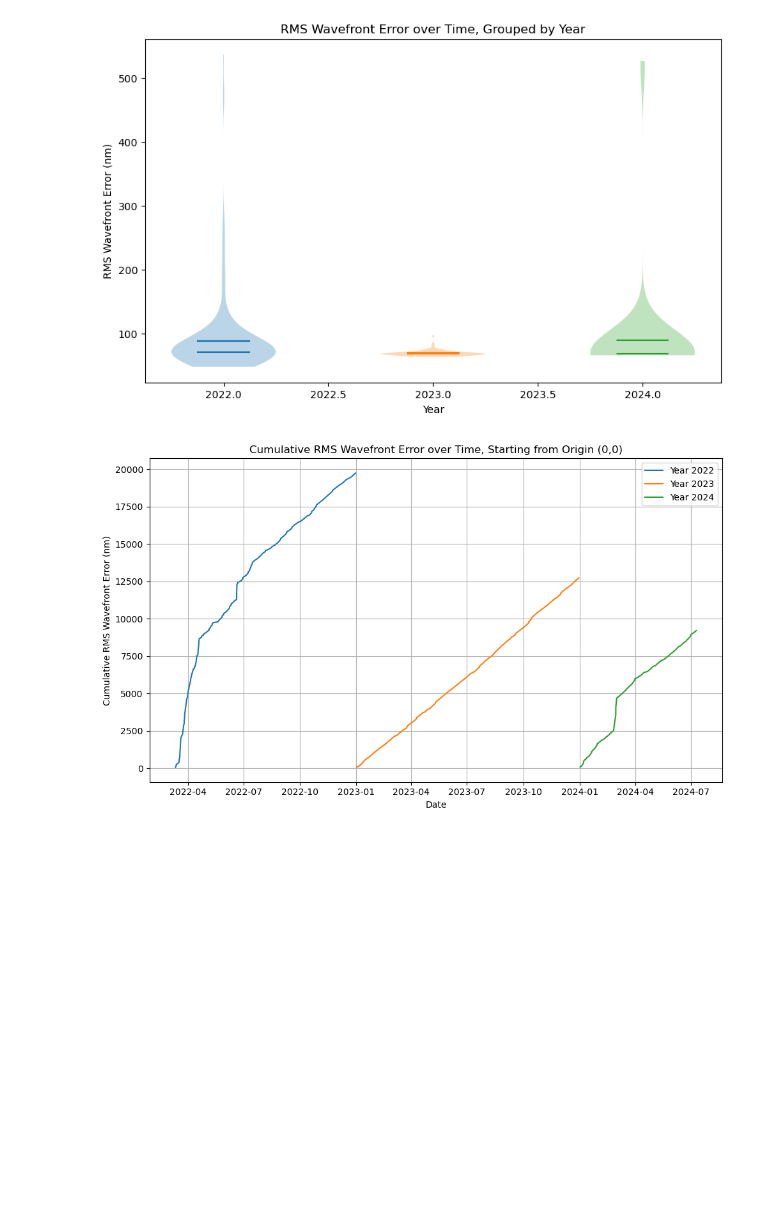
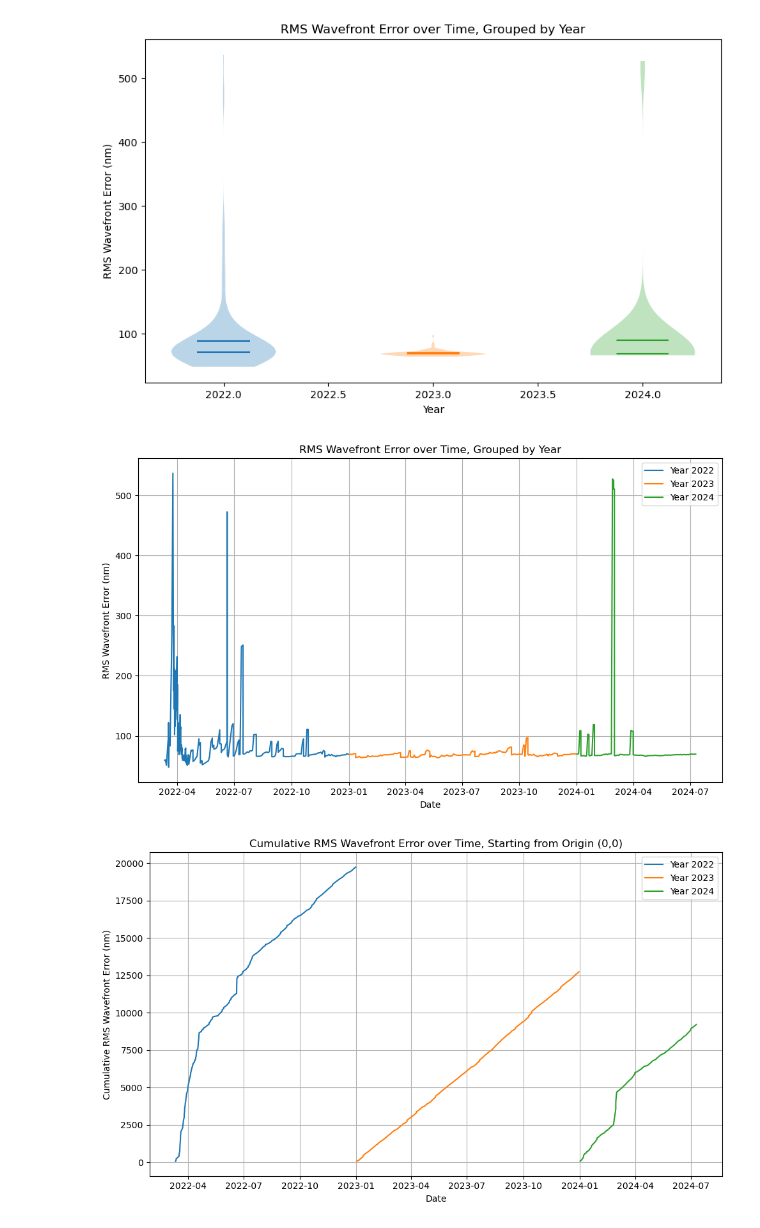
Before and after one commit to kulpster85/webbpsf_notebook, a Jupyter notebook: notebooks/example_notebook/example_notebook.ipynb, the cells around one changed output. Saved outputs shown, nothing was run; the diff lists cells and outputs as text; code cells hidden in the pictures; blank space fills up the shorter version.

Commit message:
add additonal plots

```diff
--- a/notebooks/example_notebook/example_notebook.ipynb
+++ b/notebooks/example_notebook/example_notebook.ipynb
@@ -249,6 +233,25 @@ plt.show()
 # %% [output]
 ValueError: 'locs' must be 1D with shape (N,), but your input has shape ()
 [figure]
+# %%
+grouped = df.groupby('year')
+
+# Plotting
+plt.figure(figsize=(10, 6))
+
+for year, group in grouped:
+    plt.plot(group['date'], group['rms_wfe'], label=f'Year {year}')
+
+plt.xlabel('Date')
+plt.ylabel('RMS Wavefront Error (nm)')
+plt.title('RMS Wavefront Error over Time, Grouped by Year')
+plt.grid(True)
+plt.legend()
+plt.tight_layout()
+
+plt.show()
+# %% [output]
+[figure, added]
 # %%
 grouped = df.groupby('year')
 
```
Also changed, not shown: parts of 2 cells of this notebook.
